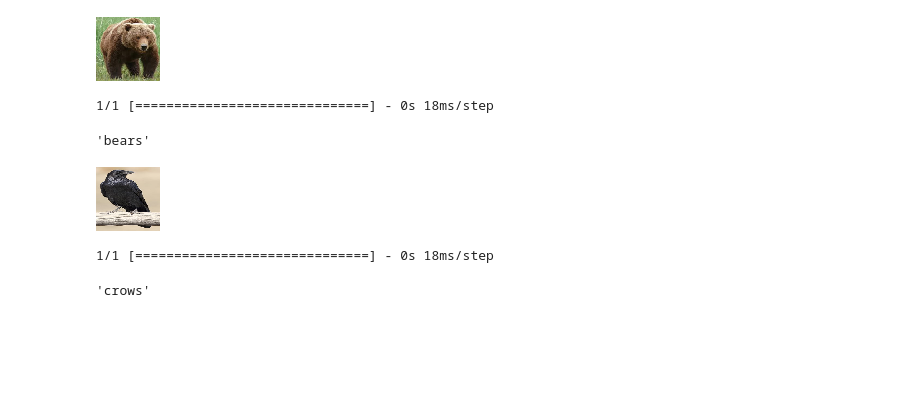
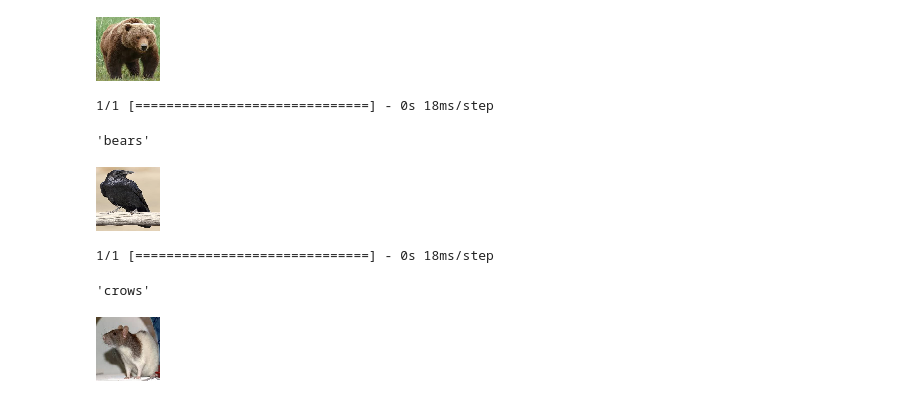
Before and after one commit to HarshSangrulkar/SmartInternz-AI-ML, a Jupyter notebook: CNN_Image_Classification_2.ipynb, the cells around one changed output. Cells and saved outputs as stored; diff of their text form; code cells hidden in the pictures; blank space fills up the shorter version.

```diff
--- a/CNN_Image_Classification_2.ipynb
+++ b/CNN_Image_Classification_2.ipynb
@@ -166,3 +166,10 @@ op[pred]
 # %% [output]
 1/1 [==============================] - 0s 18ms/step
 'crows'
+# %%
+#testing 4
+img = image.load_img('/content/dataset/Testing/rats/images (53).jpeg',target_size =(64,64))
+# %%
+img
+# %% [output]
+[figure, added]
```
Also changed, not shown: parts of 1 cell of this notebook.
